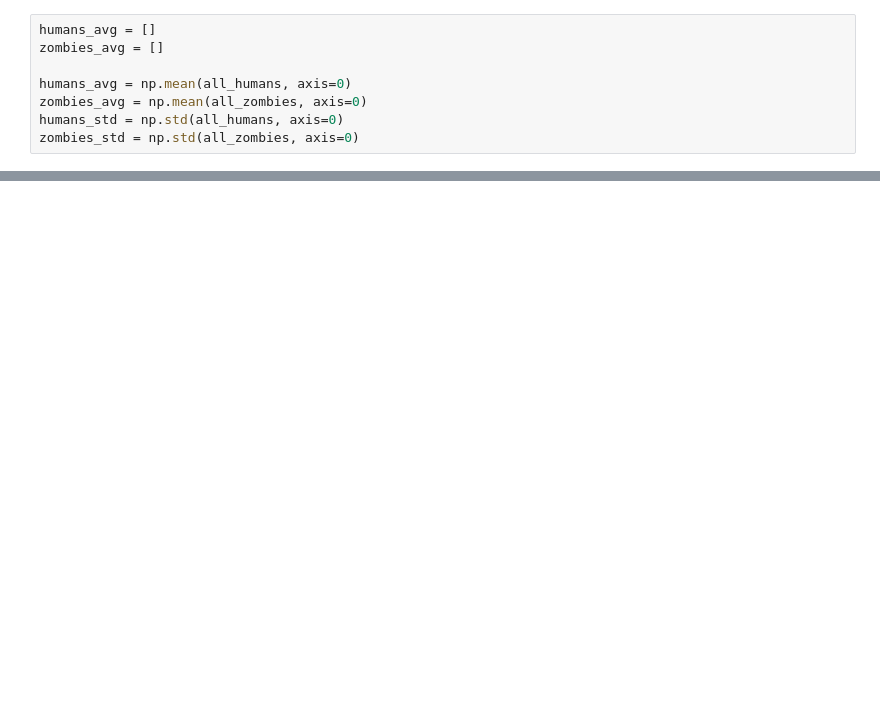
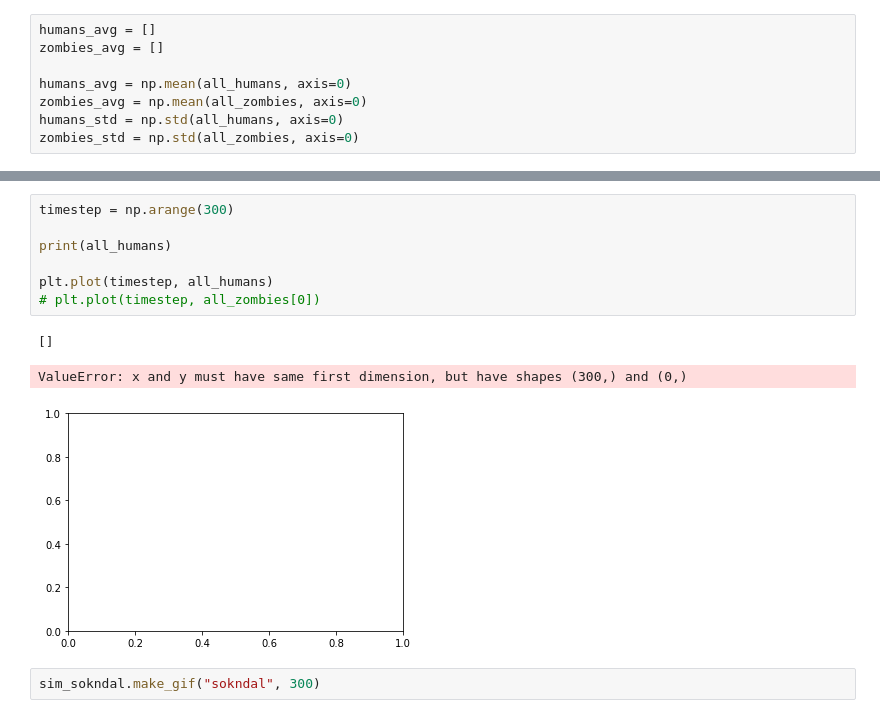
Before and after one commit to noafink1/MOD300Project3, a Jupyter notebook: Prosjekt3.ipynb, the cells around one changed output, grey strips where cells are left out. Cells and saved outputs as stored; diff of their text form; blank space fills up the shorter version.

```diff
--- a/Prosjekt3.ipynb
+++ b/Prosjekt3.ipynb
@@ -85,0 +159,13 @@ plt.grid()
+# %%
+timestep = np.arange(300)
+
+print(all_humans)
+
+plt.plot(timestep, all_humans)
+# plt.plot(timestep, all_zombies[0])
+# %% [output]
+[]
+ValueError: x and y must have same first dimension, but have shapes (300,) and (0,)
+[figure, added]
+# %%
+sim_sokndal.make_gif("sokndal", 300)
```
Also changed, not shown: parts of 40 cells of this notebook, 3 other files.
